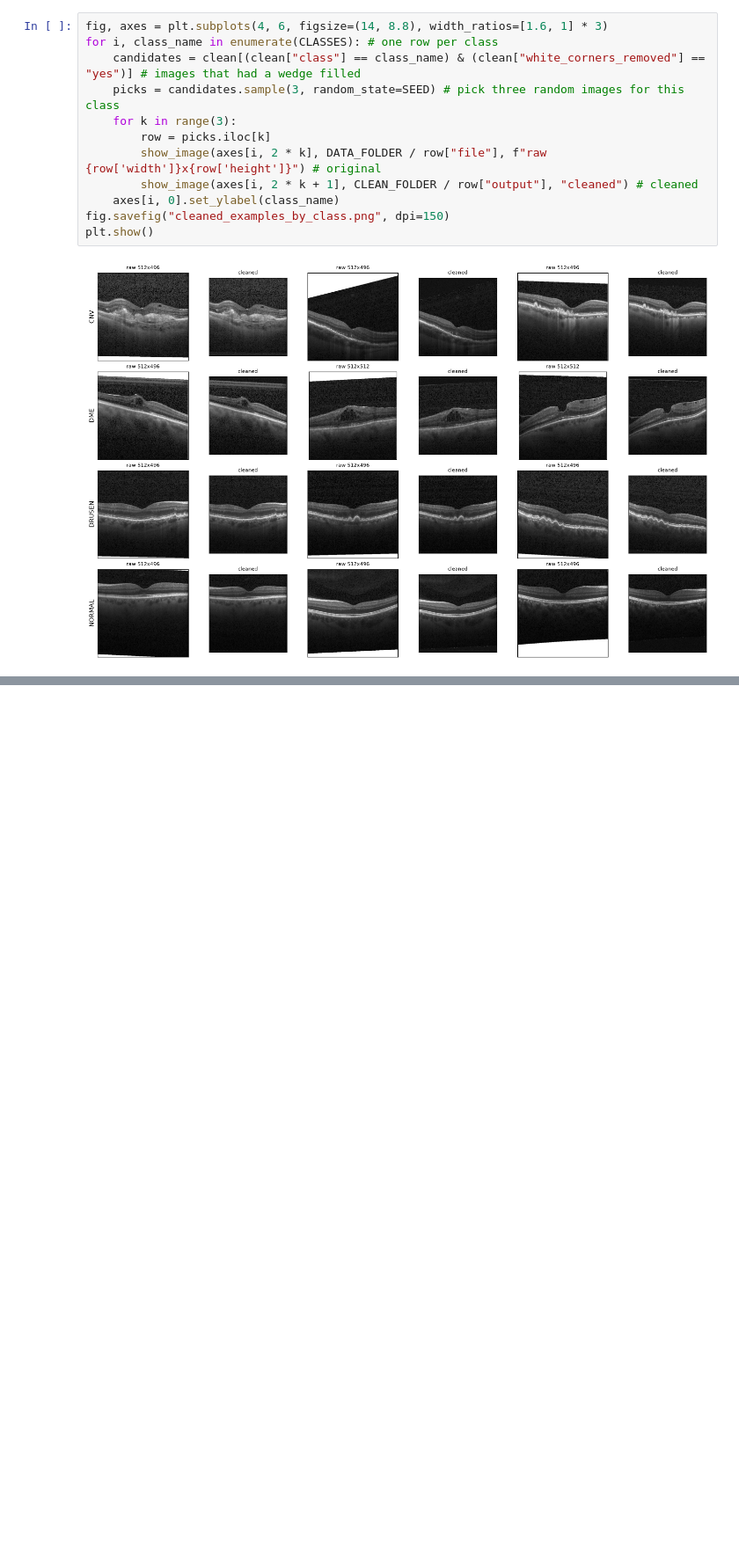
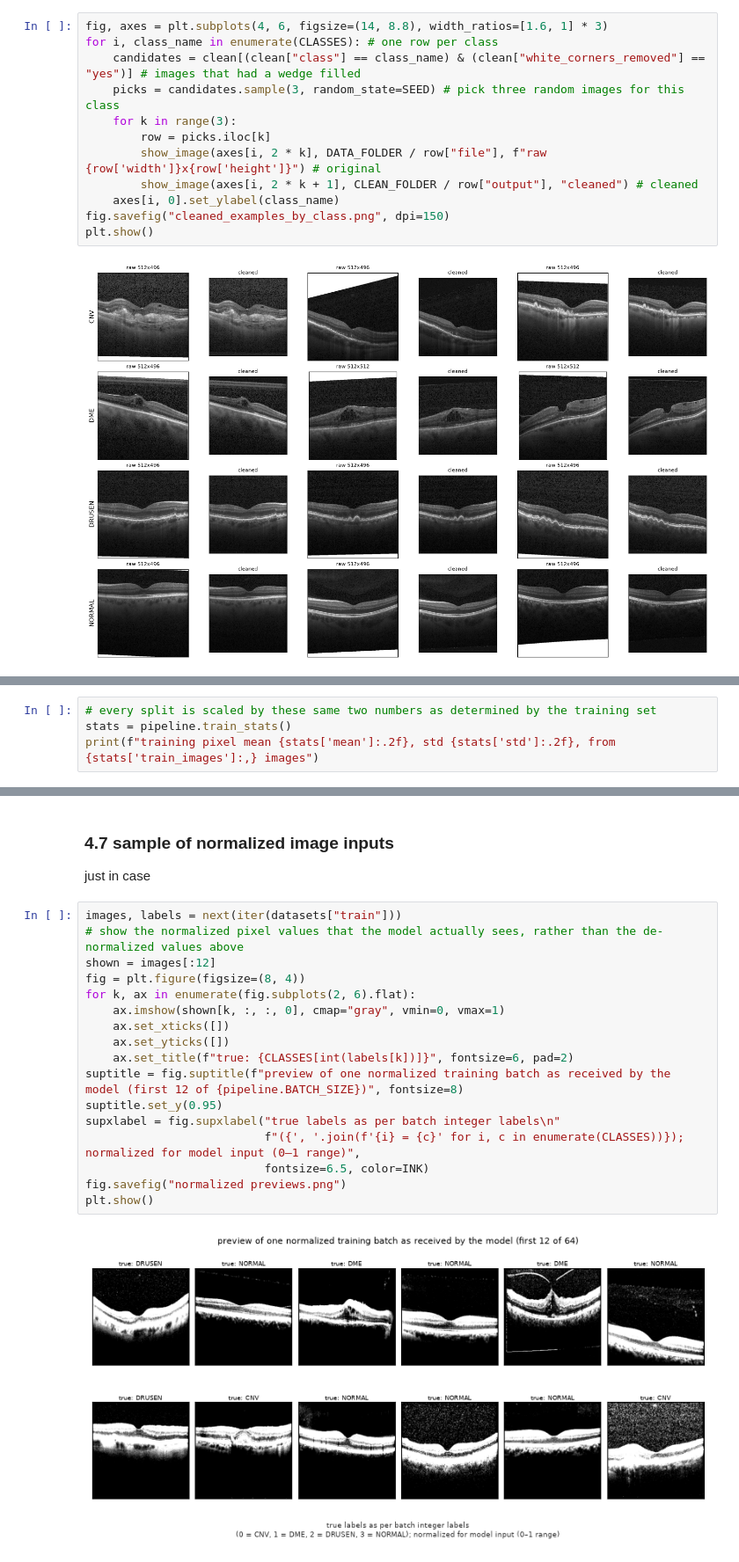
Before and after one commit to wattyven/SeeNN, a Jupyter notebook: src/SeeNN/eda.ipynb, the cells around one changed output, grey strips where cells are left out. Shown at 88% size. Saved outputs shown, nothing was run; the diff lists cells and outputs as text; blank space fills up the shorter version.

```diff
--- a/src/SeeNN/eda.ipynb
+++ b/src/SeeNN/eda.ipynb
@@ -433,0 +544,4 @@ plt.show()
+# %%
+# every split is scaled by these same two numbers as determined by the training set
+stats = pipeline.train_stats()
+print(f"training pixel mean {stats['mean']:.2f}, std {stats['std']:.2f}, from {stats['train_images']:,} images")
@@ -433,0 +656,23 @@ plt.show()
+# %% [markdown]
+### 4.7 sample of normalized image inputs
+
+just in case
+# %%
+images, labels = next(iter(datasets["train"]))
+# show the normalized pixel values that the model actually sees, rather than the de-normalized values above
+shown = images[:12]
+fig = plt.figure(figsize=(8, 4))
+for k, ax in enumerate(fig.subplots(2, 6).flat):
+    ax.imshow(shown[k, :, :, 0], cmap="gray", vmin=0, vmax=1)
+    ax.set_xticks([])
+    ax.set_yticks([])
+    ax.set_title(f"true: {CLASSES[int(labels[k])]}", fontsize=6, pad=2)
+suptitle = fig.suptitle(f"preview of one normalized training batch as received by the model (first 12 of {pipeline.BATCH_SIZE})", fontsize=8)
+suptitle.set_y(0.95)
+supxlabel = fig.supxlabel("true labels as per batch integer labels\n"
+                          f"({', '.join(f'{i} = {c}' for i, c in enumerate(CLASSES))}); normalized for model input (0–1 range)",
+                          fontsize=6.5, color=INK)
+fig.savefig("normalized previews.png")
+plt.show()
+# %% [output]
+[figure, added]
```
Also changed, not shown: parts of 15 cells of this notebook, 1 other file.
